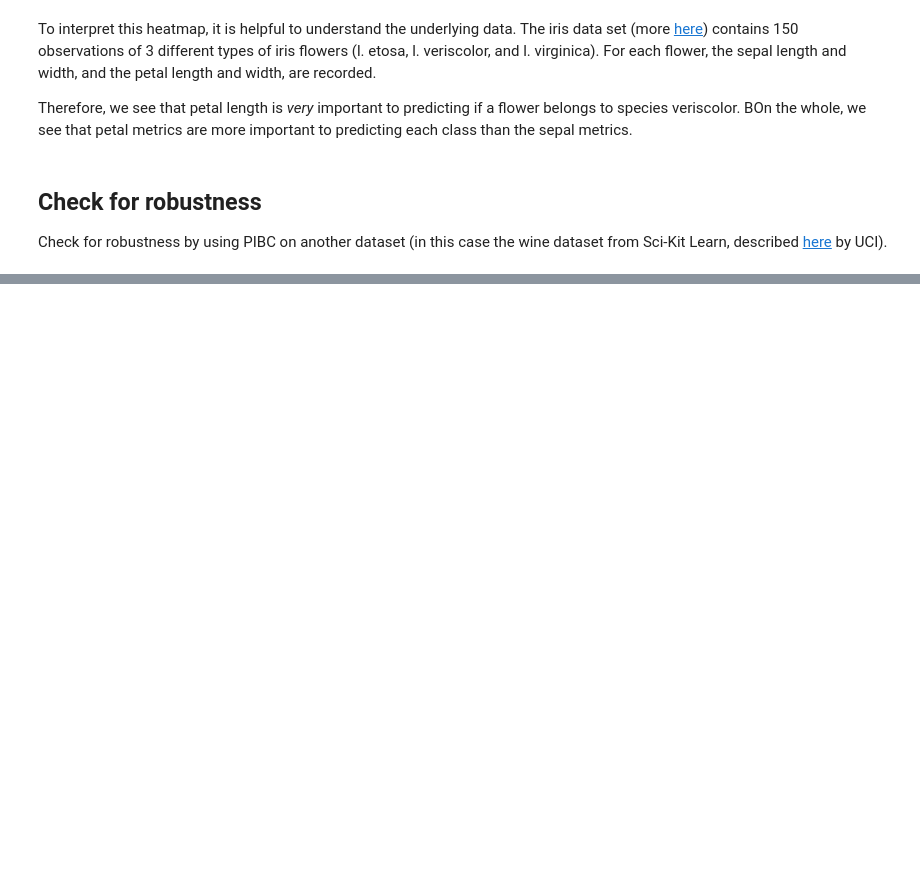
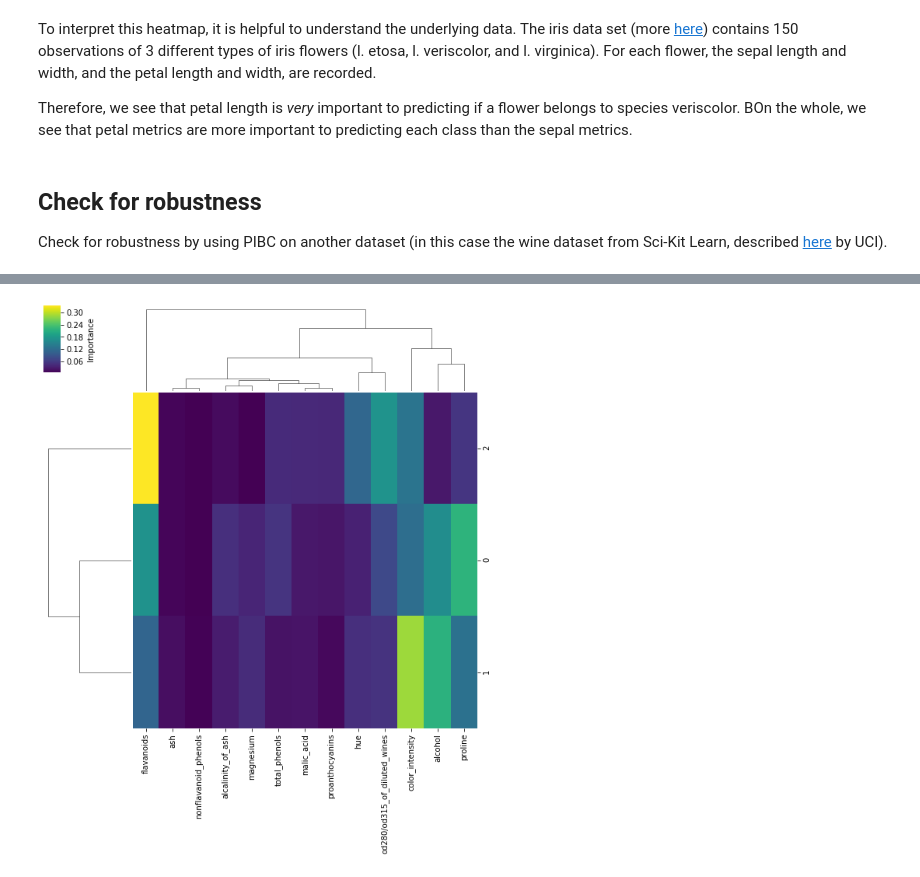
Before and after one commit to GiulioPr/Pcfi, a Jupyter notebook: 1_code/pibc-demo-v2.ipynb, the cells around one changed output, grey strips where cells are left out. Saved outputs shown, nothing was run; the diff lists cells and outputs as text; code cells hidden in the pictures; blank space fills up the shorter version.

```diff
--- a/1_code/pibc-demo-v2.ipynb
+++ b/1_code/pibc-demo-v2.ipynb
@@ -369,0 +585,16 @@ Model Accuracy: 100.0
+# %%
+#Heatmap
+imp_mat = calcImportanceMatrix_v2(rf_clf)
+#X_train, y_train
+df_imp_mat = pd.DataFrame(imp_mat, columns=wines.feature_names)
+cluster_heatmap = sns.clustermap(df_imp_mat, cmap="viridis",
+                                 method='average',
+                                 cbar_kws={'label':'Importance'},
+                                 col_cluster=True, row_cluster=True,
+                                 yticklabels=True)
+                                 #mask = mask_non_significant)
+#cluster_heatmap.savefig('Importance_matrix_heatmap.pdf', bbox_inches='tight')
+plt.show()
+plt.close()
+# %% [output]
+[figure, added]
```
Also changed, not shown: parts of 11 cells of this notebook.
